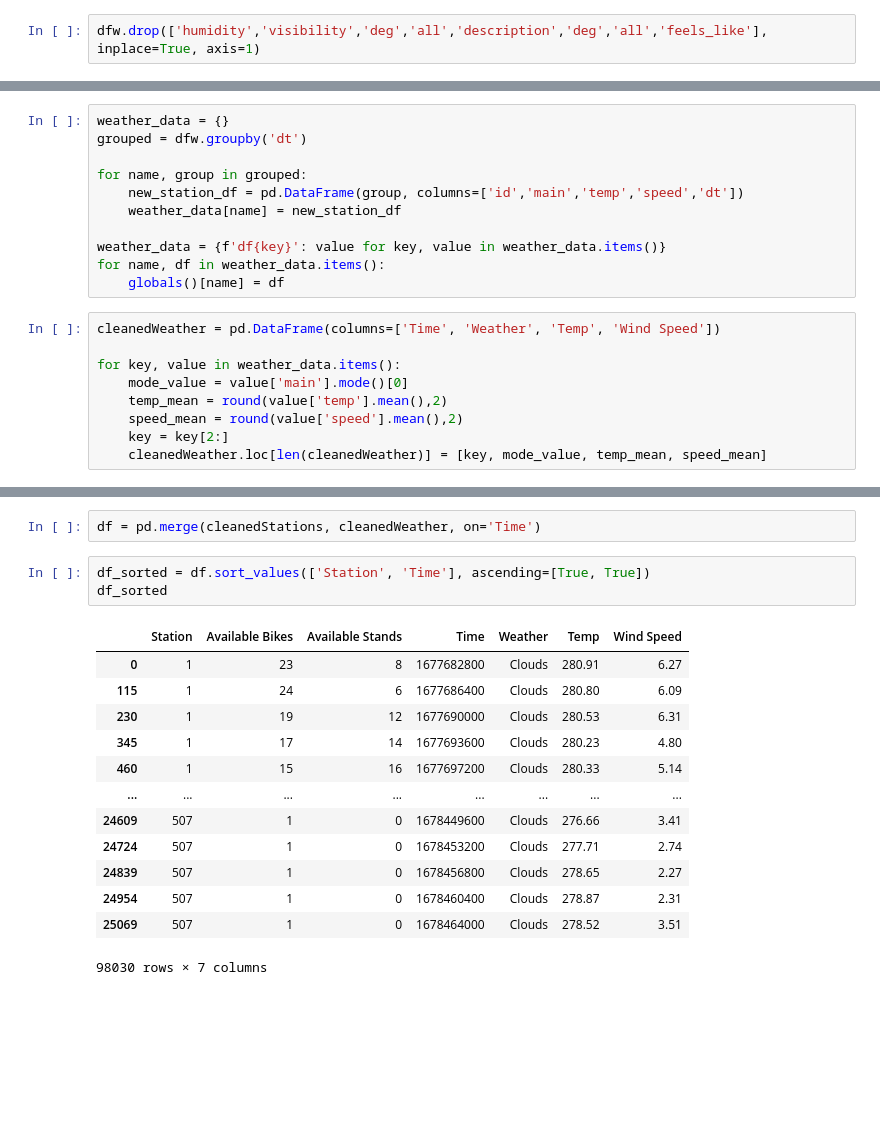
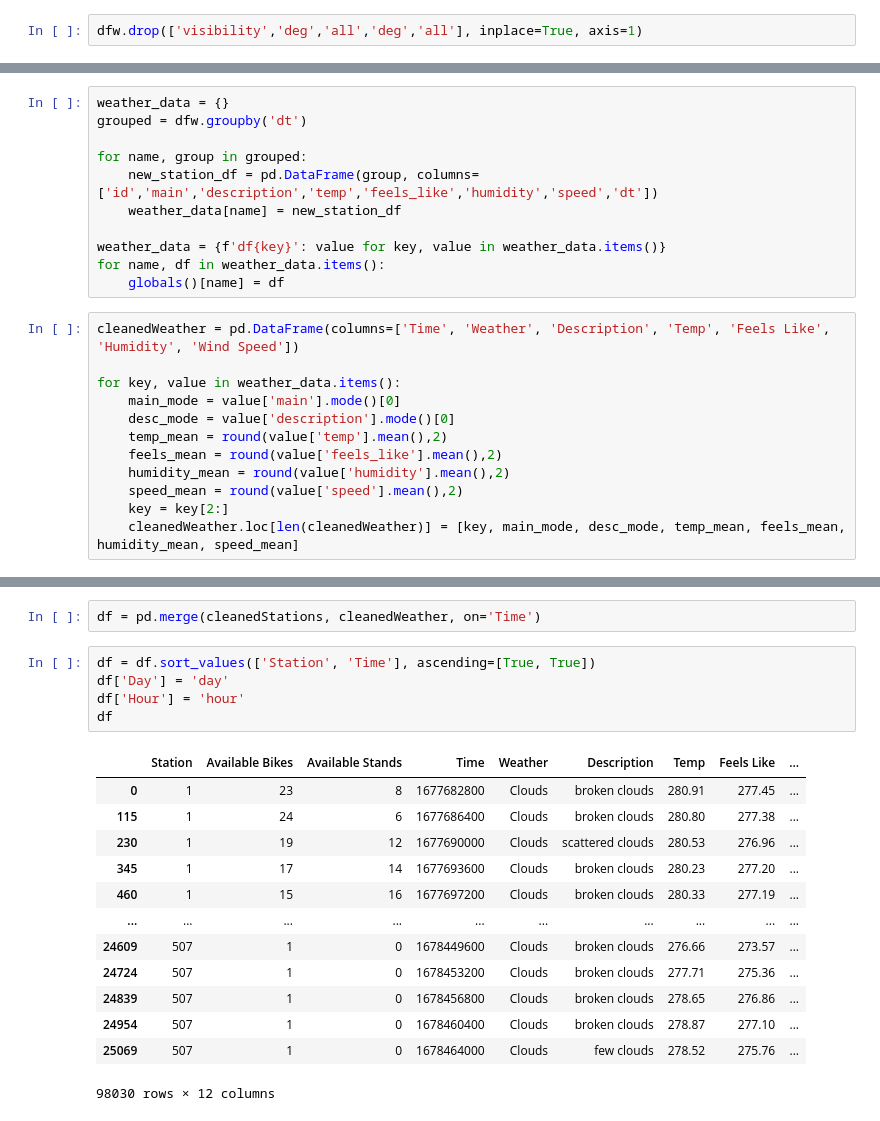
Before and after one commit to finbarallan/Dublin-Bikes-App, a Jupyter notebook: PredictiveModel.ipynb, the cells around one changed output, grey strips where cells are left out. Cells and saved outputs as stored; diff of their text form; blank space fills up the shorter version.

```diff
--- a/PredictiveModel.ipynb
+++ b/PredictiveModel.ipynb
@@ -49,5 +67,5 @@ dfw = pd.read_csv('weather.csv', names=['id', 'main', 'description', 'temp', 'fe
 # %%
-dfw.drop(['humidity','visibility','deg','all','description','deg','all','feels_like'], inplace=True, axis=1)
+dfw.drop(['visibility','deg','all','deg','all'], inplace=True, axis=1)
 # %%
 startTime = 1677668400
 endTime = 1680771600
@@ -131,21 +112,24 @@ weather_data = {}
 grouped = dfw.groupby('dt')
 
 for name, group in grouped:
-    new_station_df = pd.DataFrame(group, columns=['id','main','temp','speed','dt'])
+    new_station_df = pd.DataFrame(group, columns=['id','main','description','temp','feels_like','humidity','speed','dt'])
     weather_data[name] = new_station_df
 
 weather_data = {f'df{key}': value for key, value in weather_data.items()}
 for name, df in weather_data.items():
     globals()[name] = df
 # %%
-cleanedWeather = pd.DataFrame(columns=['Time', 'Weather', 'Temp', 'Wind Speed'])
+cleanedWeather = pd.DataFrame(columns=['Time', 'Weather', 'Description', 'Temp', 'Feels Like', 'Humidity', 'Wind Speed'])
 
 for key, value in weather_data.items():
-    mode_value = value['main'].mode()[0]
+    main_mode = value['main'].mode()[0]
+    desc_mode = value['description'].mode()[0]
     temp_mean = round(value['temp'].mean(),2)
+    feels_mean = round(value['feels_like'].mean(),2)
+    humidity_mean = round(value['humidity'].mean(),2)
     speed_mean = round(value['speed'].mean(),2)
     key = key[2:]
-    cleanedWeather.loc[len(cleanedWeather)] = [key, mode_value, temp_mean, speed_mean]
+    cleanedWeather.loc[len(cleanedWeather)] = [key, main_mode, desc_mode, temp_mean, feels_mean, humidity_mean, speed_mean]
 # %%
 cleanedWeather
 # %% [output]
@@ -207,20 +194,22 @@ cleanedStations
 # %%
 df = pd.merge(cleanedStations, cleanedWeather, on='Time')
 # %%
-df_sorted = df.sort_values(['Station', 'Time'], ascending=[True, True])
-df_sorted
+df = df.sort_values(['Station', 'Time'], ascending=[True, True])
+df['Day'] = 'day'
+df['Hour'] = 'hour'
+df
 # %% [output]
-|  | Station | Available Bikes | Available Stands | Time | Weather | Temp | Wind Speed |
-| 0 | 1 | 23 | 8 | 1677682800 | Clouds | 280.91 | 6.27 |
-| 115 | 1 | 24 | 6 | 1677686400 | Clouds | 280.80 | 6.09 |
-| 230 | 1 | 19 | 12 | 1677690000 | Clouds | 280.53 | 6.31 |
-| 345 | 1 | 17 | 14 | 1677693600 | Clouds | 280.23 | 4.80 |
-| 460 | 1 | 15 | 16 | 1677697200 | Clouds | 280.33 | 5.14 |
-| ... | ... | ... | ... | ... | ... | ... | ... |
-| 24609 | 507 | 1 | 0 | 1678449600 | Clouds | 276.66 | 3.41 |
-| 24724 | 507 | 1 | 0 | 1678453200 | Clouds | 277.71 | 2.74 |
-| 24839 | 507 | 1 | 0 | 1678456800 | Clouds | 278.65 | 2.27 |
-| 24954 | 507 | 1 | 0 | 1678460400 | Clouds | 278.87 | 2.31 |
-| 25069 | 507 | 1 | 0 | 1678464000 | Clouds | 278.52 | 3.51 |
+|  | Station | Available Bikes | Available Stands | Time | Weather | Description | Temp | Feels Like | ... |
+| 0 | 1 | 23 | 8 | 1677682800 | Clouds | broken clouds | 280.91 | 277.45 | ... |
+| 115 | 1 | 24 | 6 | 1677686400 | Clouds | broken clouds | 280.80 | 277.38 | ... |
+| 230 | 1 | 19 | 12 | 1677690000 | Clouds | scattered clouds | 280.53 | 276.96 | ... |
+| 345 | 1 | 17 | 14 | 1677693600 | Clouds | broken clouds | 280.23 | 277.20 | ... |
+| 460 | 1 | 15 | 16 | 1677697200 | Clouds | broken clouds | 280.33 | 277.19 | ... |
+| ... | ... | ... | ... | ... | ... | ... | ... | ... | ... |
+| 24609 | 507 | 1 | 0 | 1678449600 | Clouds | broken clouds | 276.66 | 273.57 | ... |
+| 24724 | 507 | 1 | 0 | 1678453200 | Clouds | broken clouds | 277.71 | 275.36 | ... |
+| 24839 | 507 | 1 | 0 | 1678456800 | Clouds | broken clouds | 278.65 | 276.86 | ... |
+| 24954 | 507 | 1 | 0 | 1678460400 | Clouds | broken clouds | 278.87 | 277.10 | ... |
+| 25069 | 507 | 1 | 0 | 1678464000 | Clouds | few clouds | 278.52 | 275.76 | ... |
-98030 rows × 7 columns
+98030 rows × 12 columns
 # %%
```
Also changed, not shown: parts of 17 cells of this notebook.
